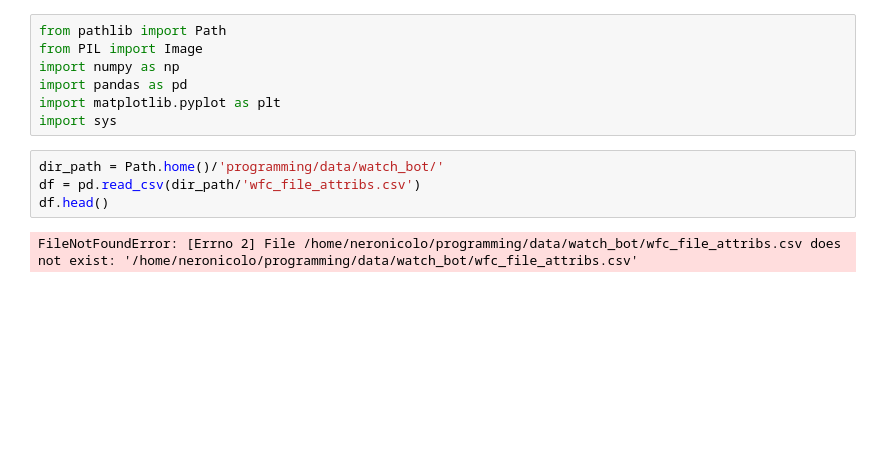
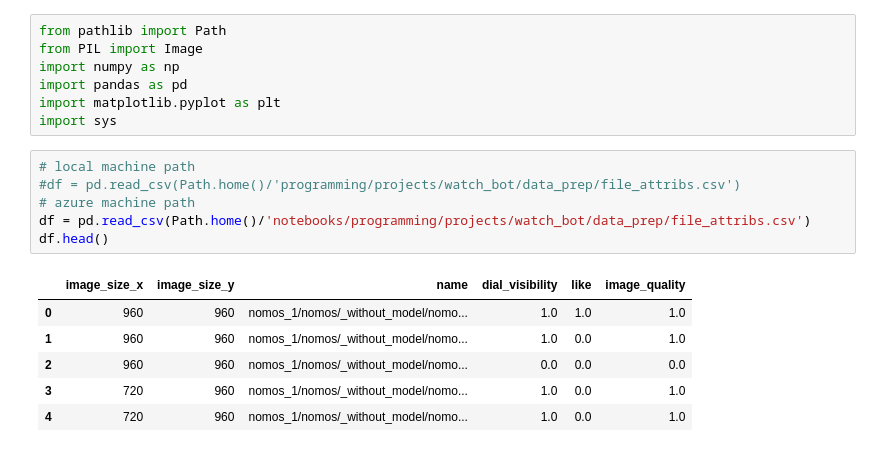
Before and after one commit to neronicolo/watch_bot, a Jupyter notebook: data_prep/look_at_the_data.ipynb, the cells around one changed output. Saved outputs shown, nothing was run; the diff lists cells and outputs as text; blank space fills up the shorter version.

```diff
--- a/data_prep/look_at_the_data.ipynb
+++ b/data_prep/look_at_the_data.ipynb
@@ -10,12 +10,19 @@ import numpy as np
 import pandas as pd
 import matplotlib.pyplot as plt
 import sys
-# %%
-dir_path = Path.home()/'programming/data/watch_bot/'
-df = pd.read_csv(dir_path/'wfc_file_attribs.csv')
-df.head()
-# %% [output]
-FileNotFoundError: [Errno 2] File /home/neronicolo/programming/data/watch_bot/wfc_file_attribs.csv does not exist: '/home/neronicolo/programming/data/watch_bot/wfc_file_attribs.csv'
+# %%
+# local machine path
+#df = pd.read_csv(Path.home()/'programming/projects/watch_bot/data_prep/file_attribs.csv')
+# azure machine path
+df = pd.read_csv(Path.home()/'notebooks/programming/projects/watch_bot/data_prep/file_attribs.csv')
+df.head()
+# %% [output]
+|  | image_size_x | image_size_y | name | dial_visibility | like | image_quality |
+| 0 | 960 | 960 | nomos_1/nomos/_without_model/nomo... | 1.0 | 1.0 | 1.0 |
+| 1 | 960 | 960 | nomos_1/nomos/_without_model/nomo... | 1.0 | 0.0 | 1.0 |
+| 2 | 960 | 960 | nomos_1/nomos/_without_model/nomo... | 0.0 | 0.0 | 0.0 |
+| 3 | 720 | 960 | nomos_1/nomos/_without_model/nomo... | 1.0 | 0.0 | 1.0 |
+| 4 | 720 | 960 | nomos_1/nomos/_without_model/nomo... | 1.0 | 0.0 | 1.0 |
 # %%
 # Plot image_size_x next to image_size_y. On one canvas.
 fig, axes = plt.subplots(1, 2, figsize=(10,4), tight_layout=True)
```
Also changed, not shown: parts of 2 cells of this notebook, 2 other files.
